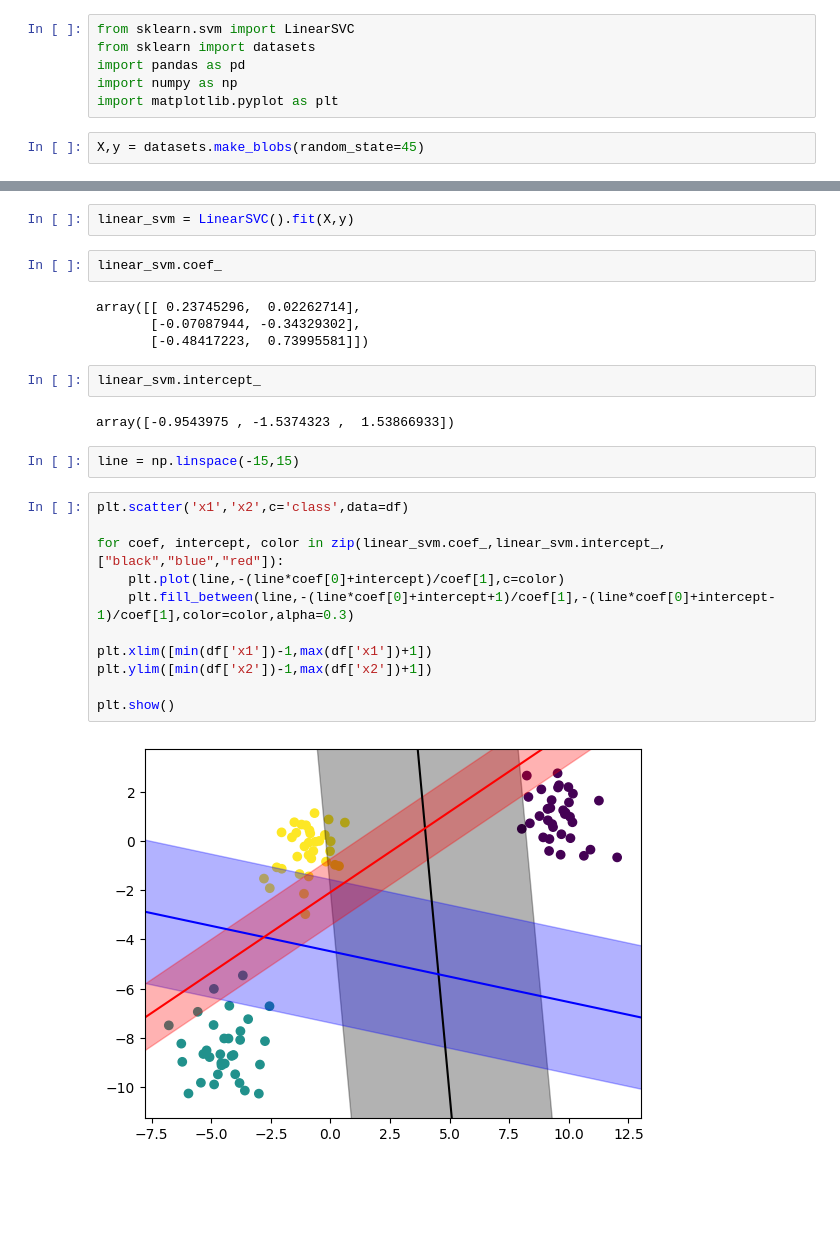
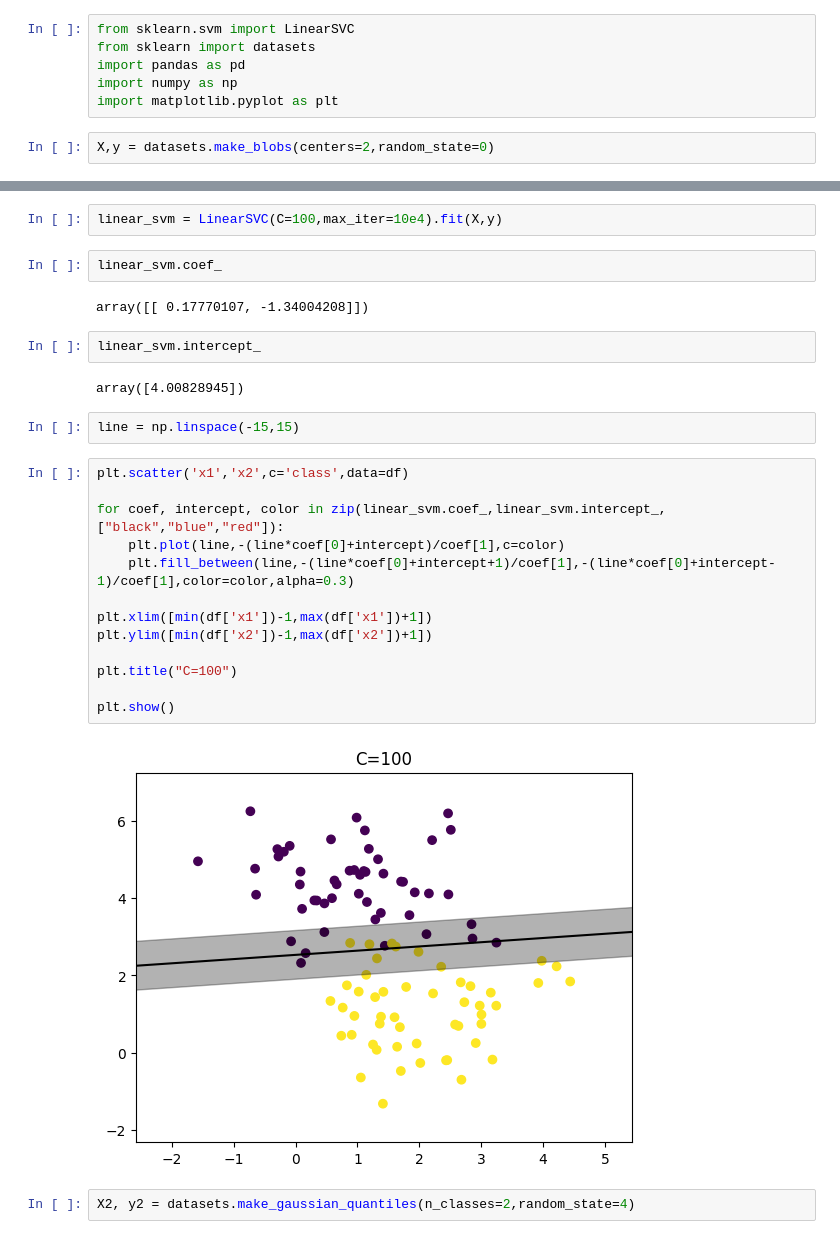
Before and after one commit to cyp-ark/SVM, a Jupyter notebook: code.ipynb, the cells around one changed output, grey strips where cells are left out. Saved outputs shown, nothing was run; the diff lists cells and outputs as text; blank space fills up the shorter version.

```diff
--- a/code.ipynb
+++ b/code.ipynb
@@ -5,7 +5,7 @@ import pandas as pd
 import numpy as np
 import matplotlib.pyplot as plt
 # %%
-X,y = datasets.make_blobs(random_state=45)
+X,y = datasets.make_blobs(centers=2,random_state=0)
 # %%
 df = pd.DataFrame(X,columns=['x1','x2'])
 df['class'] = y
@@ -32,27 +32,29 @@ plt.scatter('x1','x2',c='class',data=df)
 # %%
-linear_svm = LinearSVC().fit(X,y)
+linear_svm = LinearSVC(C=100,max_iter=10e4).fit(X,y)
 # %%
 linear_svm.coef_
 # %% [output]
-array([[ 0.23745296,  0.02262714],
-       [-0.07087944, -0.34329302],
-       [-0.48417223,  0.73995581]])
+array([[ 0.17770107, -1.34004208]])
 # %%
 linear_svm.intercept_
 # %% [output]
-array([-0.9543975 , -1.5374323 ,  1.53866933])
+array([4.00828945])
 # %%
 line = np.linspace(-15,15)
 # %%
 plt.scatter('x1','x2',c='class',data=df)
 
 for coef, intercept, color in zip(linear_svm.coef_,linear_svm.intercept_,["black","blue","red"]):
     plt.plot(line,-(line*coef[0]+intercept)/coef[1],c=color)
     plt.fill_between(line,-(line*coef[0]+intercept+1)/coef[1],-(line*coef[0]+intercept-1)/coef[1],color=color,alpha=0.3)
 
 plt.xlim([min(df['x1'])-1,max(df['x1'])+1])
 plt.ylim([min(df['x2'])-1,max(df['x2'])+1])
 
+plt.title("C=100")
+
 plt.show()
 # %% [output]
-[figure, old version]
+[figure, new version]
+# %%
+X2, y2 = datasets.make_gaussian_quantiles(n_classes=2,random_state=4)
```
Also changed, not shown: parts of 12 cells of this notebook, 8 other files.
